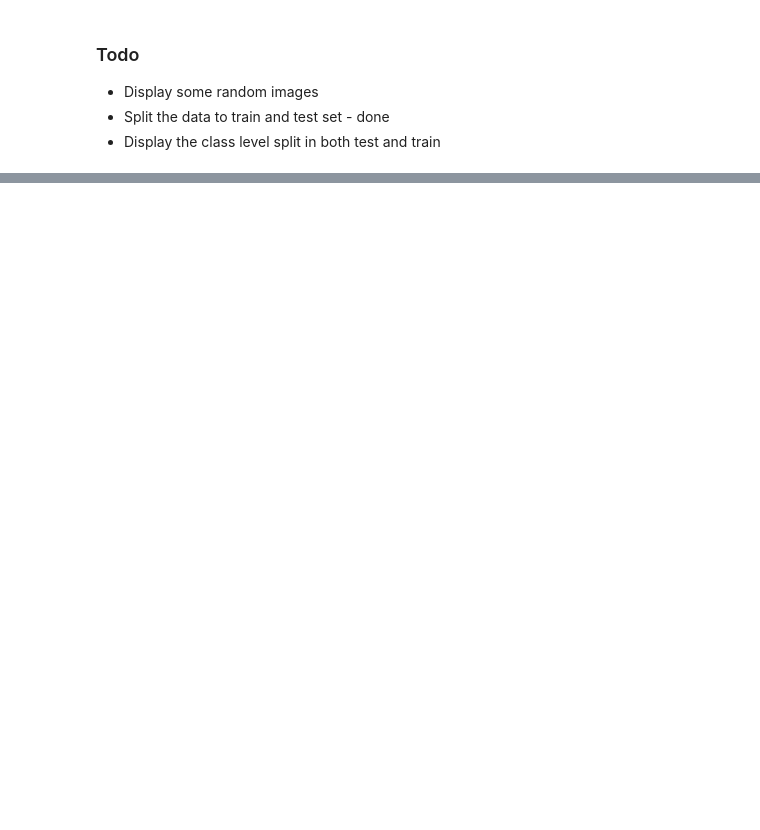
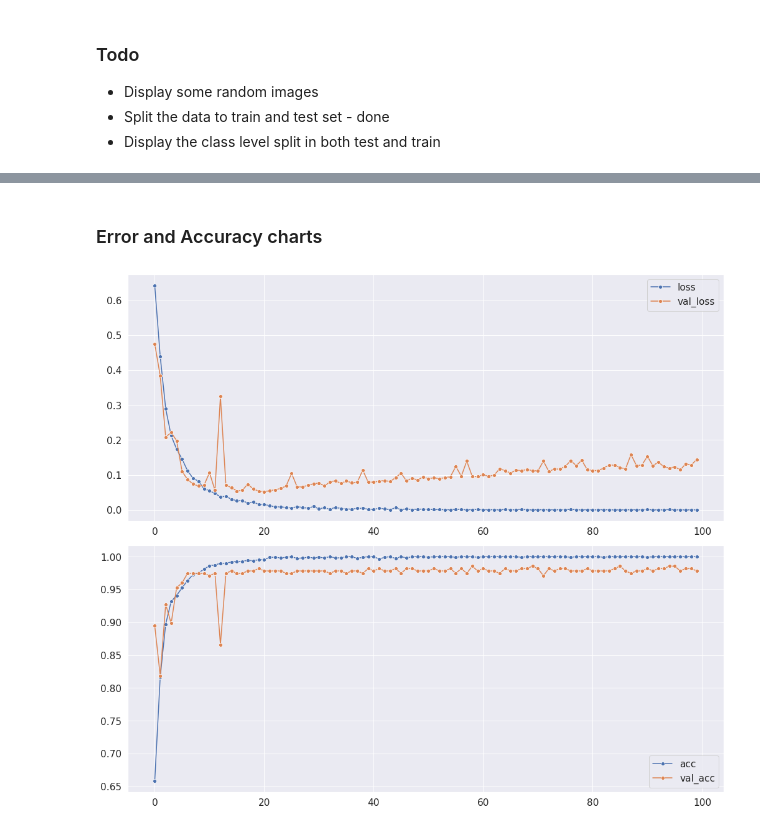
Before and after one commit to portfolio-vishwa/facemask_dl, a Jupyter notebook: myCode/training-v1-custom-network.ipynb, the cells around one changed output, grey strips where cells are left out. Drawn from its saved outputs; the diff is of its cells as text; code cells hidden in the pictures; blank space fills up the shorter version.

```diff
--- a/myCode/training-v1-custom-network.ipynb
+++ b/myCode/training-v1-custom-network.ipynb
@@ -152,0 +222,20 @@ Epoch 3/100
+# %% [markdown]
+### Error and Accuracy charts
+# %%
+def plot_train_test_loss(history):
+    hist = history.history
+
+    fields = ['loss', 'val_loss', 'acc', 'val_acc']
+
+    axs = plt.figure(figsize=(14,12),constrained_layout=True).subplots(2,1)
+
+    # accuracy graph
+    for i,ax in zip(range(0,4,2),axs):
+#         ax.plot(hist[fields[i]],label=fields[i],linewidth=20)
+
+        sn.lineplot(y=hist[fields[i]],x=range(0,100),ax=ax,label=fields[i],marker='o')
+        sn.lineplot(y=hist[fields[i+1]],x=range(0,100),ax=ax, label=fields[i+1],marker='o')
+# %%
+plot_train_test_loss(history)
+# %% [output]
+[figure, added]
```
Also changed, not shown: parts of 10 cells of this notebook.
